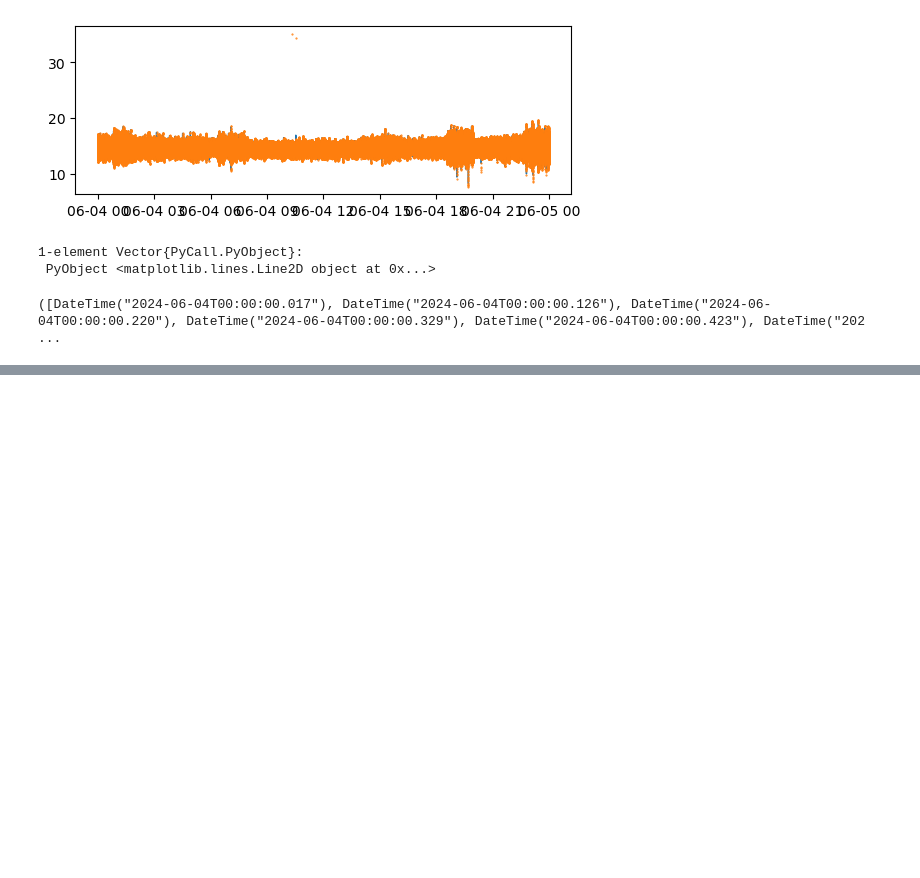
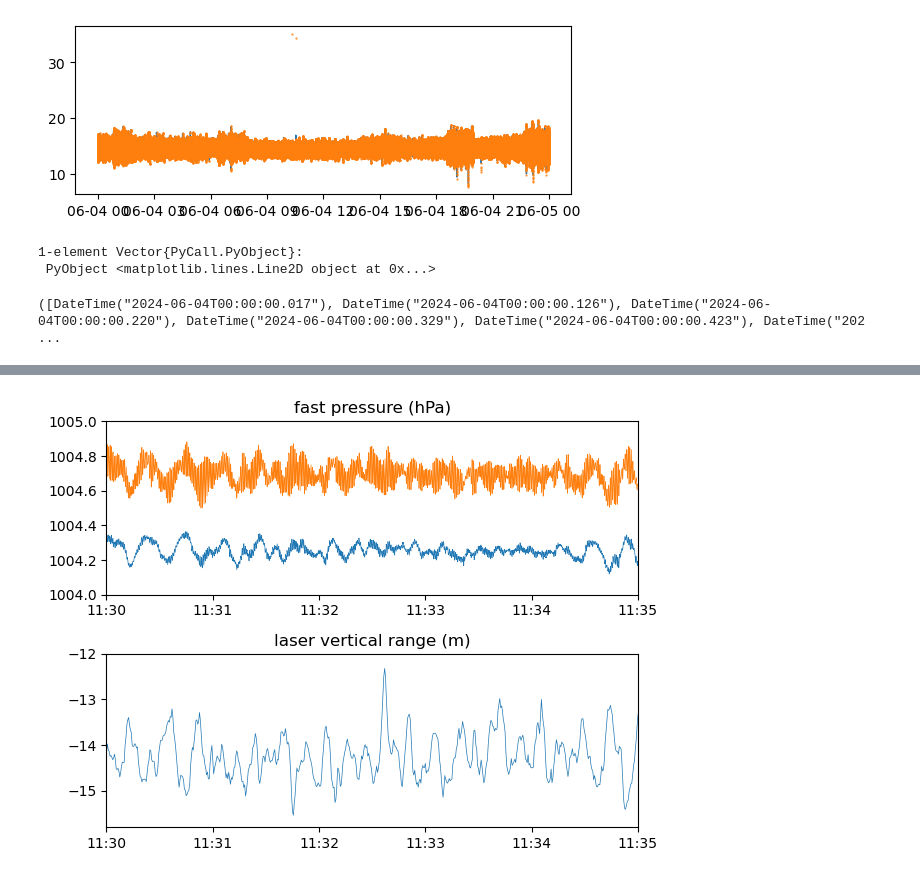
Before and after one commit to deszoeke/ASTRAL-mast, a Jupyter notebook: read_lsr.ipynb, the cells around one changed output, grey strips where cells are left out. Drawn from its saved outputs; the diff is of its cells as text; code cells hidden in the pictures; blank space fills up the shorter version.

```diff
--- a/read_lsr.ipynb
+++ b/read_lsr.ipynb
@@ -209,0 +221,4 @@ LoadError: UndefVarError: `mean` not defined
+# %%
+Tv = (273.15+30)*(1+0.608*21.0) # virtual temperature
+iHs = 9.8/(287*Tv) # inverse scale height
+dp = 1005 * iHs * itpheave.(cdt)
@@ -209,0 +240,33 @@ LoadError: UndefVarError: `mean` not defined
+# %%
+cdt = DateTime(2024,6,4,11,0,0):Millisecond(500):DateTime(2024,6,4,11,59,59)
+
+Tv = (273.15+30)*(1+0.608*0.021) # virtual temperature
+iHs = 9.8/(287*Tv) # inverse scale height
+dp(t) = -1004.5 * iHs * itpheave.(t)
+
+ii = Fp0[:time] .>= cdt[1] .&& Fp0[:time] .<= cdt[end]
+
+clf()
+ax = subplot(2,1,1)
+# ax.plot(Fp0[:time][ii], Fp0[:press][ii], linewidth=0.5)
+# ax.plot(Fp2[:time][ii], Fp2[:press][ii], linewidth=0.5)
+ax.plot(Fp0[:time][ii], Fp0[:press][ii].-dp(Fp0[:time][ii]), linewidth=0.5)
+ax.plot(Fp2[:time][ii], Fp2[:press][ii].-dp(Fp2[:time][ii]), linewidth=0.5)
+ax.set_xlim([DateTime(2024,6,04,11,30), DateTime(2024,6,04,11,35)])
+ax.set_ylim([1004, 1005])
+ax.set_title("fast pressure (hPa)")
+date_formatter = PyPlot.matplotlib.dates.DateFormatter("%H:%M")
+ax.xaxis.set_major_formatter(date_formatter)
+
+ax=subplot(2,1,2)
+ax.plot(cdt, -(cosd(10.0)*itplsr.(cdt).-itpheave.(cdt)), linewidth=0.5)
+ax.set_xlim([DateTime(2024,6,04,11,30), DateTime(2024,6,04,11,35)])
+ax.set_ylim([-15.8, -12.0])
+ax.set_title("laser vertical range (m)")
+date_formatter = PyPlot.matplotlib.dates.DateFormatter("%H:%M")
+ax.xaxis.set_major_formatter(date_formatter)
+
+tight_layout()
+savefig("fps_lsrrange.png")
+# %% [output]
+[figure, added]
```
Also changed, not shown: parts of 12 cells of this notebook, 1 other file.
